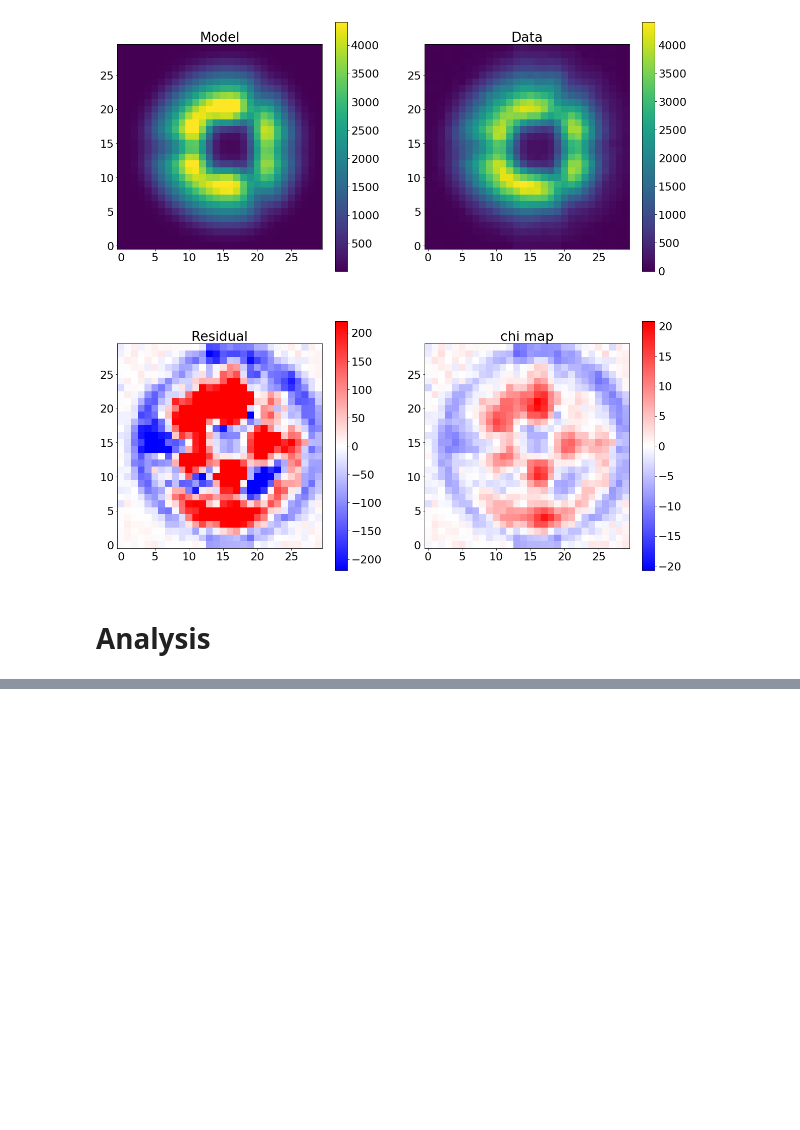
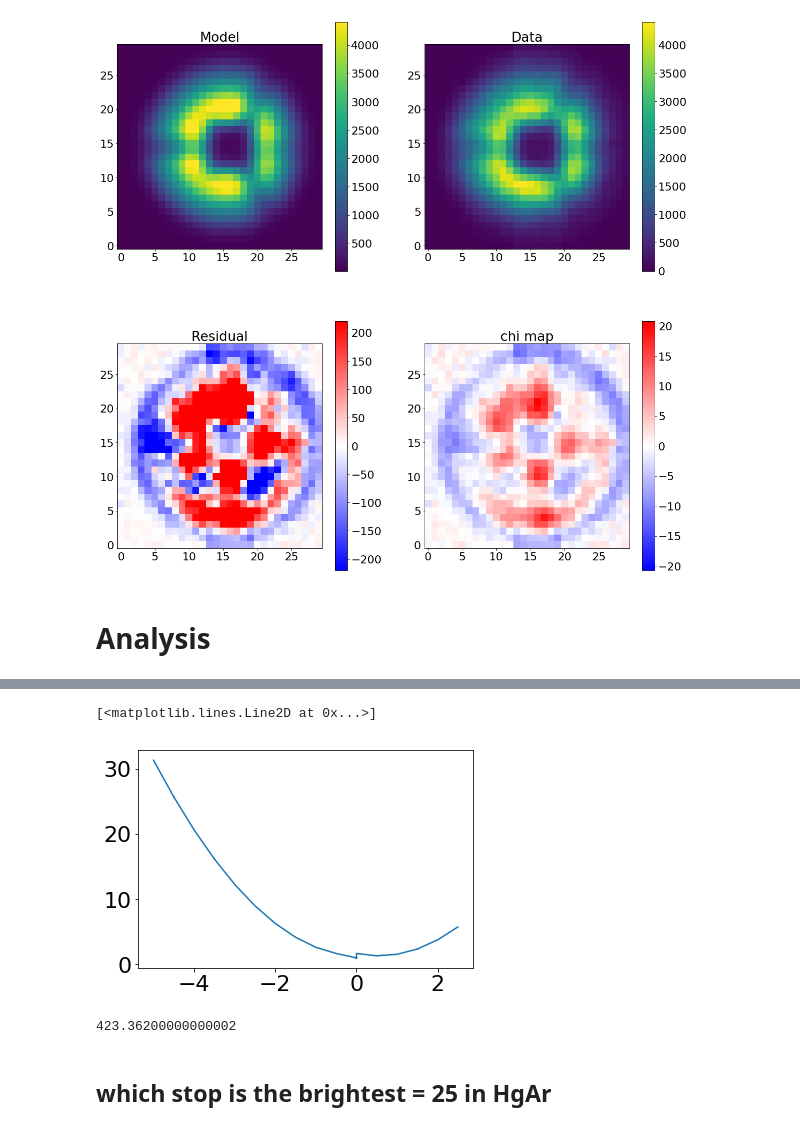
Before and after one commit to Subaru-PFS/dev_2ddrp, a Jupyter notebook: Zernike_Work.ipynb, the cells around one changed output, grey strips where cells are left out. Saved outputs shown, nothing was run; the diff lists cells and outputs as text; code cells hidden in the pictures; blank space fills up the shorter version.

```diff
--- a/Zernike_Work.ipynb
+++ b/Zernike_Work.ipynb
@@ -726,0 +853,21 @@ inputimage
+# %%
+from astropy.io import *
+
+res=[]
+for i in range(8637,8708+1):
+    hdul = fits.open('/Users/nevencaplar/Documents/PFS/2017-12-15-Rerun/v000'+str(i)+'/PFLAr1.fits')
+    res.append([hdul[0].header['W_FCA_FOCUS'],hdul[0].header['EXPTIME']])
+
+
+res=np.array(res)
+# %%
+plt.plot(res[:,0],res[:,1])
+# %% [output]
+[<matplotlib.lines.Line2D at 0x...>]
+[figure, added]
+# %%
+np.sum(res[:,1])
+# %% [output]
+423.36200000000002
+# %% [markdown]
+## which stop is the brightest = 25 in HgAr
```
Also changed, not shown: parts of 82 cells of this notebook.
